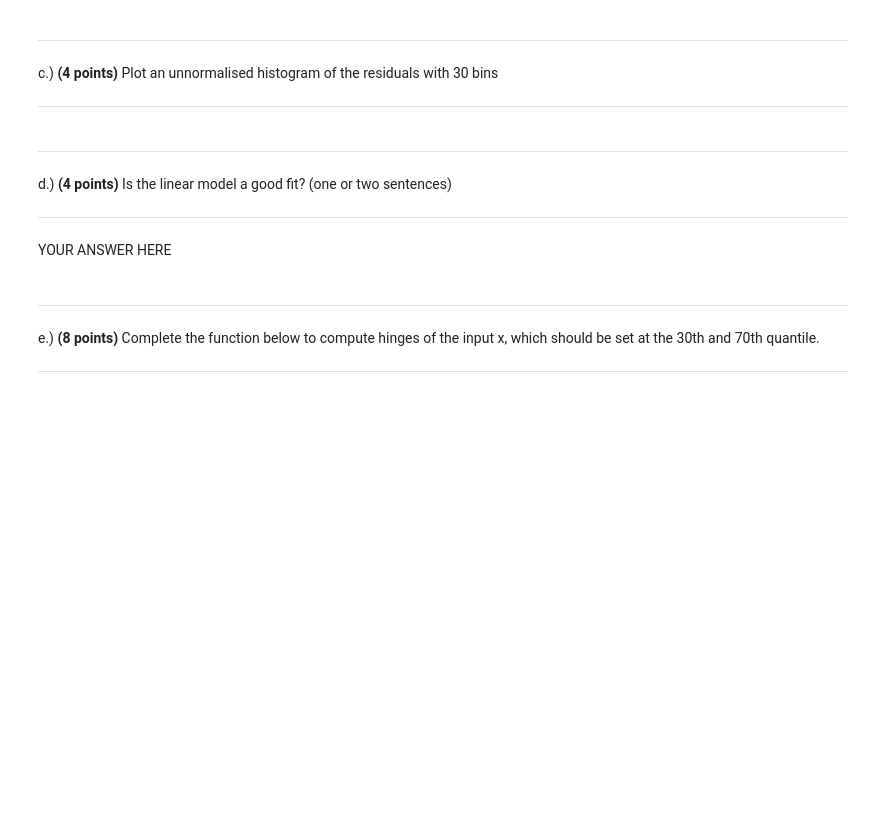
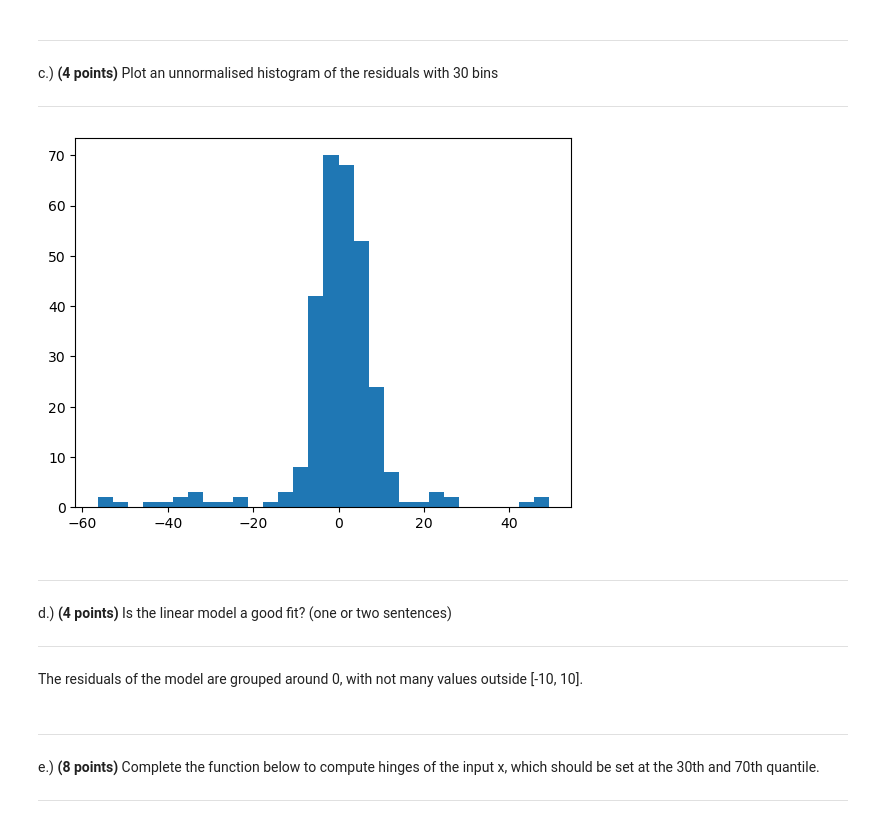
Before and after one commit to Vileh/Storing-Manipulating-and-Visualising-Data, a Jupyter notebook: Assignment 3/Assignment3.ipynb, the cells around one changed output. Saved outputs shown, nothing was run; the diff lists cells and outputs as text; code cells hidden in the pictures; blank space fills up the shorter version.

```diff
--- a/Assignment 3/Assignment3.ipynb
+++ b/Assignment 3/Assignment3.ipynb
@@ -51,7 +58,9 @@ a.) **(2 points)** Use _numpy.polyfit()_ to fit a linear model to the data, stor
 ----
 # %%
 # YOUR CODE HERE
-raise NotImplementedError()
+coefs = np.polyfit(X['x'], X['y'], 1)
+m = coefs[0]
+b = coefs[1]
 # %% [markdown]
 ----
 
@@ -60,4 +69,13 @@ b.) **(5 points)** Compute the residual of the data with respect to the model an
 ----
 # %%
 # YOUR CODE HERE
-raise NotImplementedError()
+# Create the polynomial function
+p = np.poly1d(coefs)
+
+# Calculate the predicted values
+y_pred = p(X['x'])
+
+# Calculate the residuals
+res = X['y'] - y_pred
+
+print(res)
@@ -69,7 +100,9 @@ c.) **(4 points)** Plot an unnormalised histogram of the residuals with 30 bins
 ----
 # %%
 # YOUR CODE HERE
-raise NotImplementedError()
+plt.hist(res, bins=30);
+# %% [output]
+[figure, added]
 # %% [markdown]
 ----
 
@@ -77,7 +110,7 @@ d.) **(4 points)** Is the linear model a good fit? (one or two sentences)
 
 ----
 # %% [markdown]
-YOUR ANSWER HERE
+The residuals of the model are grouped around 0, with not many values outside [-10, 10].
 # %% [markdown]
 ----
 
```
Also changed, not shown: parts of 2 cells of this notebook.
